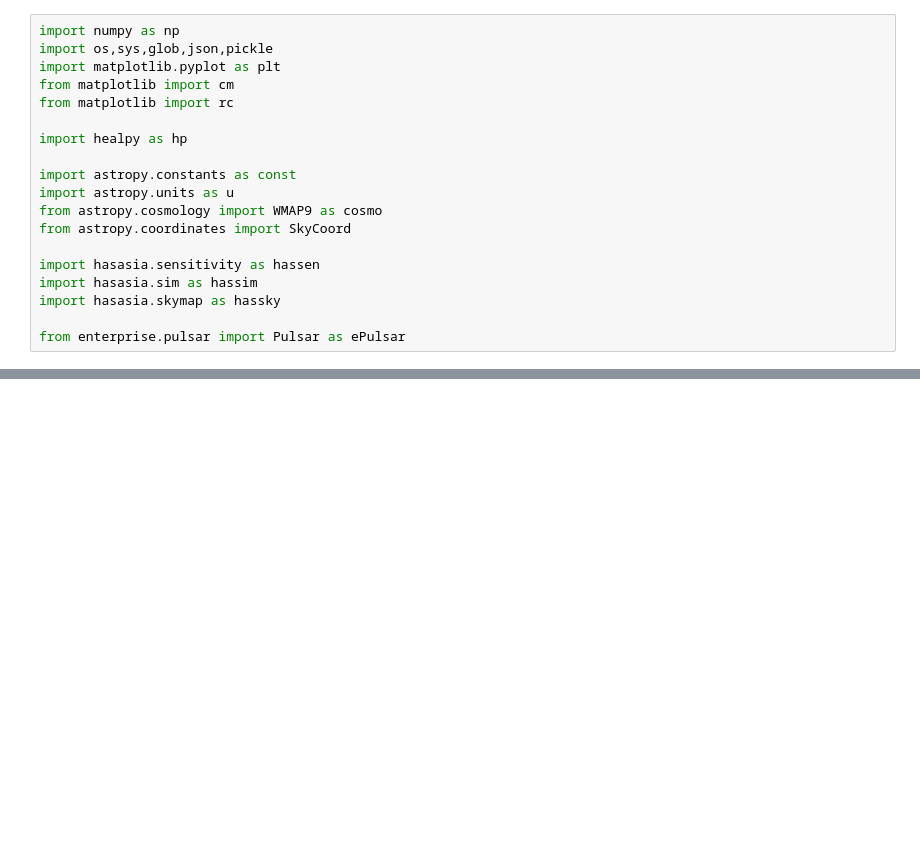
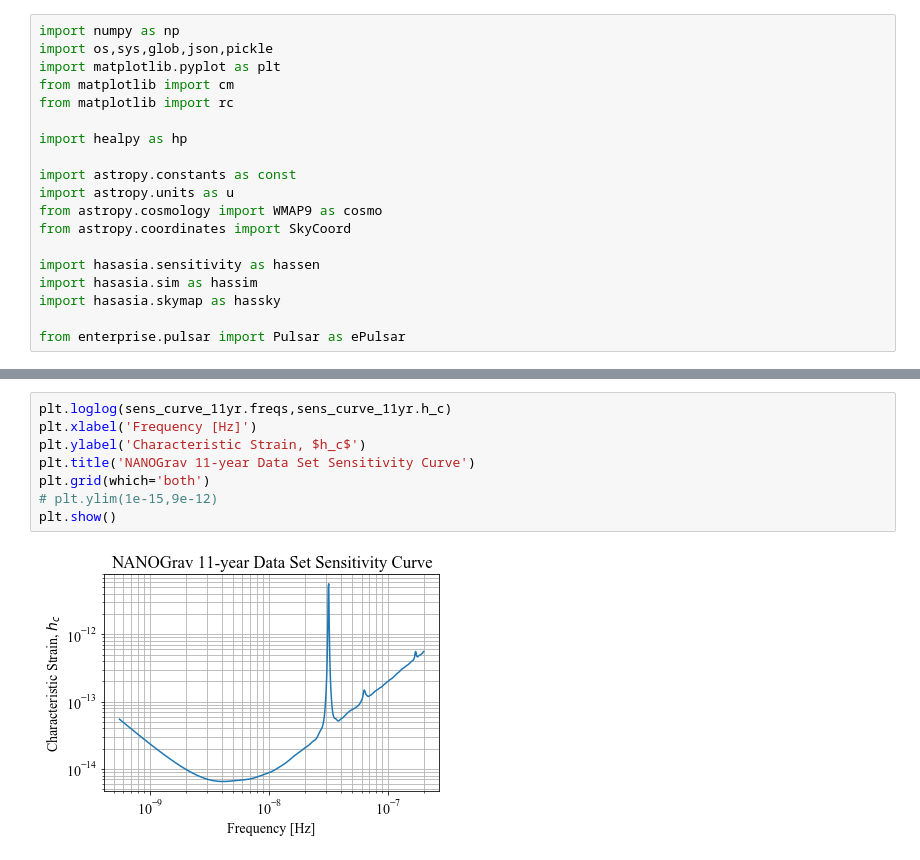
Before and after one commit to LBJ-Wade/NANOGrav, a Jupyter notebook: BackgroundInjections/sensitivity_analysis.ipynb, the cells around one changed output, grey strips where cells are left out. Drawn from its saved outputs; the diff is of its cells as text; blank space fills up the shorter version.

```diff
--- a/BackgroundInjections/sensitivity_analysis.ipynb
+++ b/BackgroundInjections/sensitivity_analysis.ipynb
@@ -138,0 +286,10 @@ INFO: matplotlib.texmanager: No LaTeX-compatible font found for the serif font f
+# %%
+plt.loglog(sens_curve_11yr.freqs,sens_curve_11yr.h_c)
+plt.xlabel('Frequency [Hz]')
+plt.ylabel('Characteristic Strain, $h_c$')
+plt.title('NANOGrav 11-year Data Set Sensitivity Curve')
+plt.grid(which='both')
+# plt.ylim(1e-15,9e-12)
+plt.show()
+# %% [output]
+[figure, added]
```
Also changed, not shown: parts of 53 cells of this notebook.
